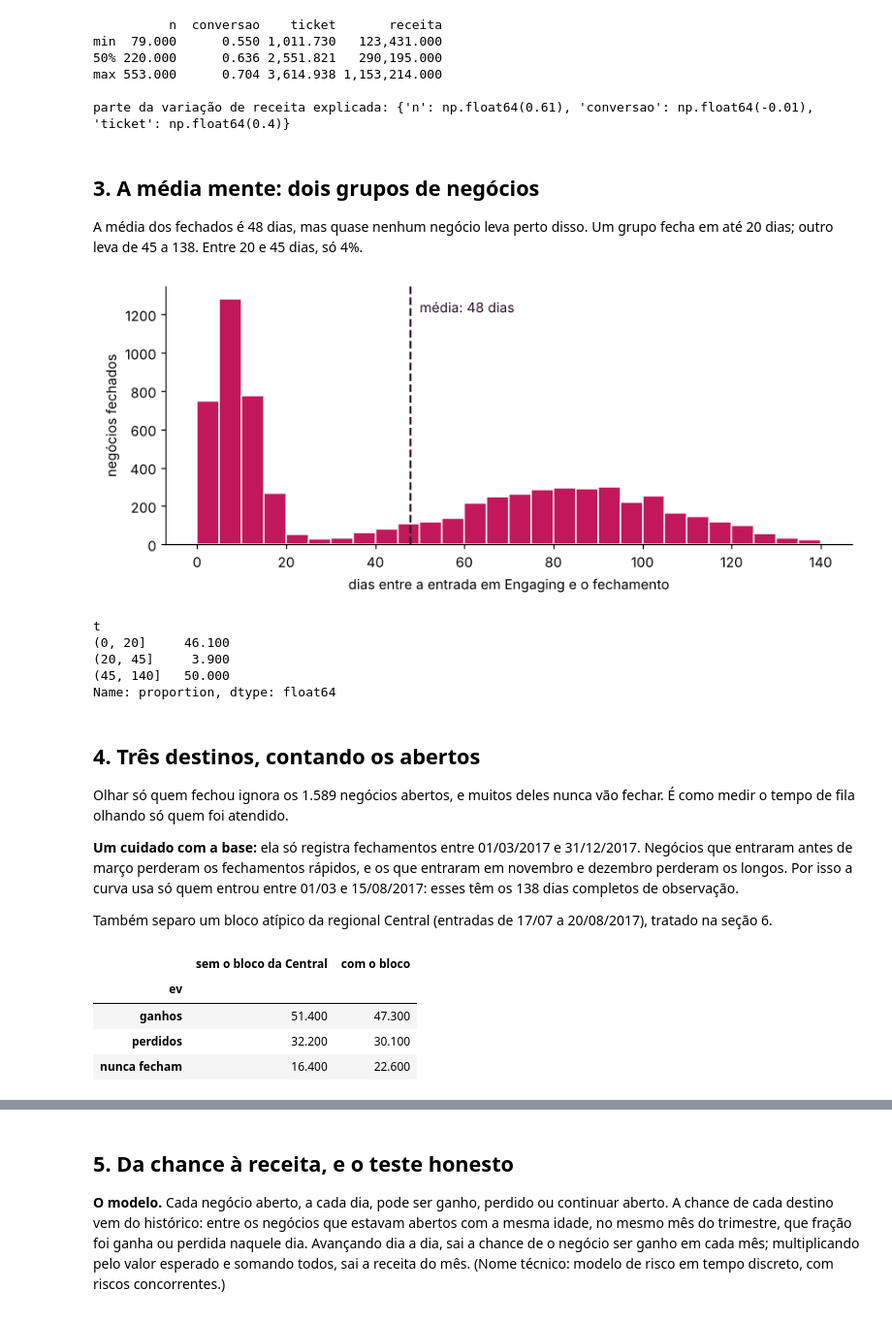
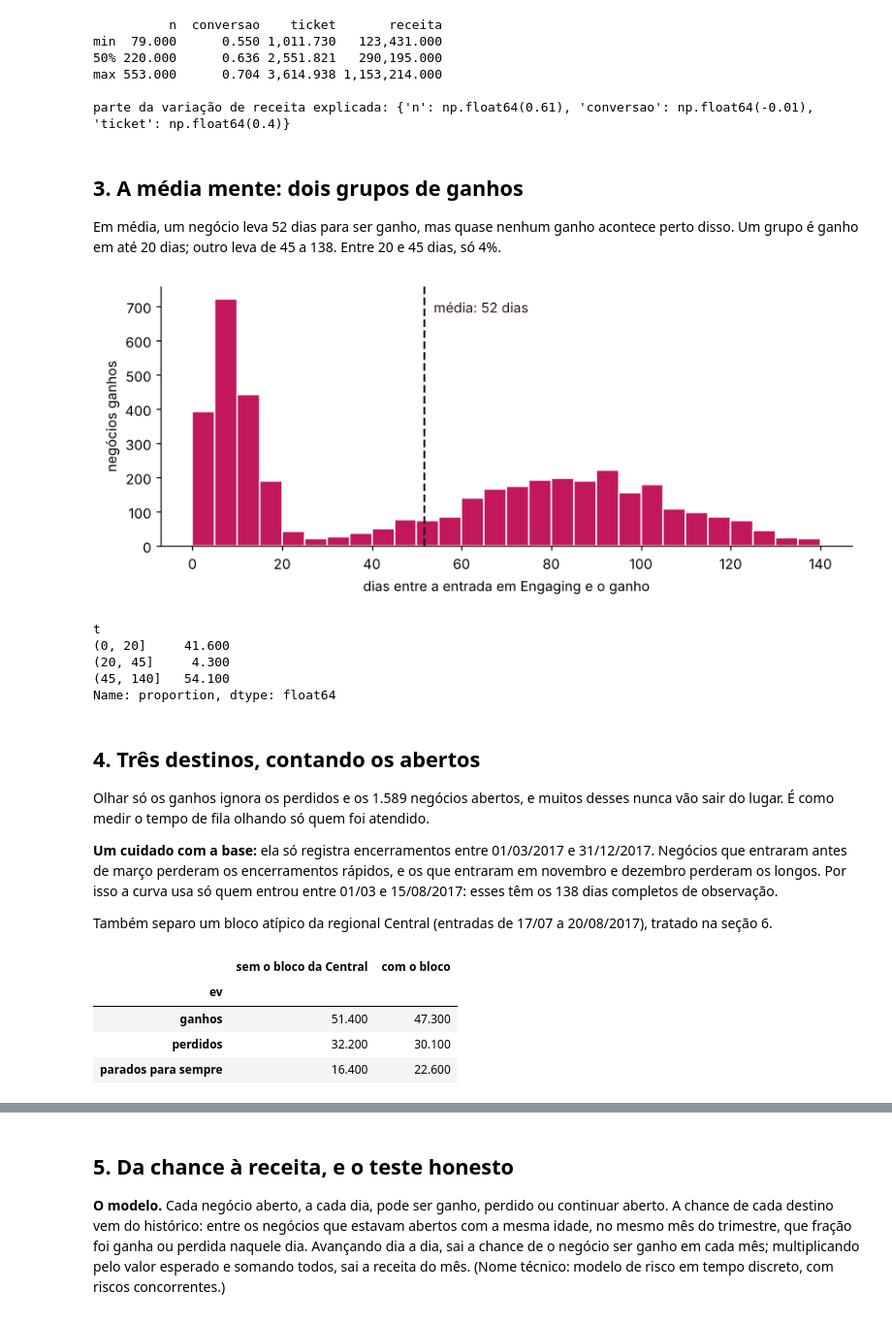
Before and after one commit to isabelaclass/when-will-this-deal-close, a Jupyter notebook: notebooks/quando-esse-deal-vai-fechar.ipynb, the cells around one changed output, grey strips where cells are left out. Shown at 97% size. Saved outputs shown, nothing was run; the diff lists cells and outputs as text; code cells hidden in the pictures.

```diff
--- a/notebooks/quando-esse-deal-vai-fechar.ipynb
+++ b/notebooks/quando-esse-deal-vai-fechar.ipynb
@@ -173,31 +175,32 @@ max 553.000      0.704 3,614.938 1,153,214.000
 
 parte da variação de receita explicada: {'n': np.float64(0.61), 'conversao': np.float64(-0.01), 'ticket': np.float64(0.4)}
 # %% [markdown]
-## 3. A média mente: dois grupos de negócios
+## 3. A média mente: dois grupos de ganhos
 
-A média dos fechados é 48 dias, mas quase nenhum negócio leva perto disso. Um grupo fecha em até 20 dias; outro leva de 45 a 138. Entre 20 e 45 dias, só 4%.
+Em média, um negócio leva 52 dias para ser ganho, mas quase nenhum ganho acontece perto disso. Um grupo é ganho em até 20 dias; outro leva de 45 a 138. Entre 20 e 45 dias, só 4%.
 # %%
+g = c[c.won == 1]   # só os ganhos
 fig, ax = plt.subplots(figsize=(9, 3.4))
-ax.hist(c.t, bins=range(0, 145, 5), color=ROSA, edgecolor="white")
-ax.axvline(c.t.mean(), color=TINTA, ls="--", lw=1.5)
-ax.text(c.t.mean() + 2, ax.get_ylim()[1] * 0.9, f"média: {c.t.mean():.0f} dias", color=TINTA)
-ax.set_xlabel("dias entre a entrada em Engaging e o fechamento"); ax.set_ylabel("negócios fechados")
+ax.hist(g.t, bins=range(0, 145, 5), color=ROSA, edgecolor="white")
+ax.axvline(g.t.mean(), color=TINTA, ls="--", lw=1.5)
+ax.text(g.t.mean() + 2, ax.get_ylim()[1] * 0.9, f"média: {g.t.mean():.0f} dias", color=TINTA)
+ax.set_xlabel("dias entre a entrada em Engaging e o ganho"); ax.set_ylabel("negócios ganhos")
 plt.show()
-faixas = pd.cut(c.t, [0, 20, 45, 140])
+faixas = pd.cut(g.t, [0, 20, 45, 140])
 (faixas.value_counts(normalize=True).sort_index() * 100).round(1)
 # %% [output]
-[figure, old version]
+[figure, new version]
 t
-(0, 20]     46.100
-(20, 45]     3.900
-(45, 140]   50.000
+(0, 20]     41.600
+(20, 45]     4.300
+(45, 140]   54.100
 Name: proportion, dtype: float64
 # %% [markdown]
 ## 4. Três destinos, contando os abertos
 
-Olhar só quem fechou ignora os 1.589 negócios abertos, e muitos deles nunca vão fechar. É como medir o tempo de fila olhando só quem foi atendido.
+Olhar só os ganhos ignora os perdidos e os 1.589 negócios abertos, e muitos desses nunca vão sair do lugar. É como medir o tempo de fila olhando só quem foi atendido.
 
-**Um cuidado com a base:** ela só registra fechamentos entre 01/03/2017 e 31/12/2017. Negócios que entraram antes de março perderam os fechamentos rápidos, e os que entraram em novembro e dezembro perderam os longos. Por isso a curva usa só quem entrou entre 01/03 e 15/08/2017: esses têm os 138 dias completos de observação.
+**Um cuidado com a base:** ela só registra encerramentos entre 01/03/2017 e 31/12/2017. Negócios que entraram antes de março perderam os encerramentos rápidos, e os que entraram em novembro e dezembro perderam os longos. Por isso a curva usa só quem entrou entre 01/03 e 15/08/2017: esses têm os 138 dias completos de observação.
 
 Também separo um bloco atípico da regional Central (entradas de 17/07 a 20/08/2017), tratado na seção 6.
 # %%
@@ -206,14 +209,14 @@ bloco = (m.regional_office == "Central") & m.engage_date.between("2017-07-17", "
 destinos = pd.DataFrame({
     "sem o bloco da Central": m[~bloco].ev.value_counts(normalize=True),
     "com o bloco": m.ev.value_counts(normalize=True),
-}).rename(index={1: "ganhos", 2: "perdidos", 0: "nunca fecham"}) * 100
+}).rename(index={1: "ganhos", 2: "perdidos", 0: "parados para sempre"}) * 100
 destinos.round(1)
 # %% [output]
 |  | sem o bloco da Central | com o bloco |
 | ev |  |  |
 | ganhos | 51.400 | 47.300 |
 | perdidos | 32.200 | 30.100 |
-| nunca fecham | 16.400 | 22.600 |
+| parados para sempre | 16.400 | 22.600 |
 # %%
 mb = m[~bloco].copy()
 dias = np.arange(0, 151)
```
Also changed, not shown: parts of 18 cells of this notebook, 4 other files.
